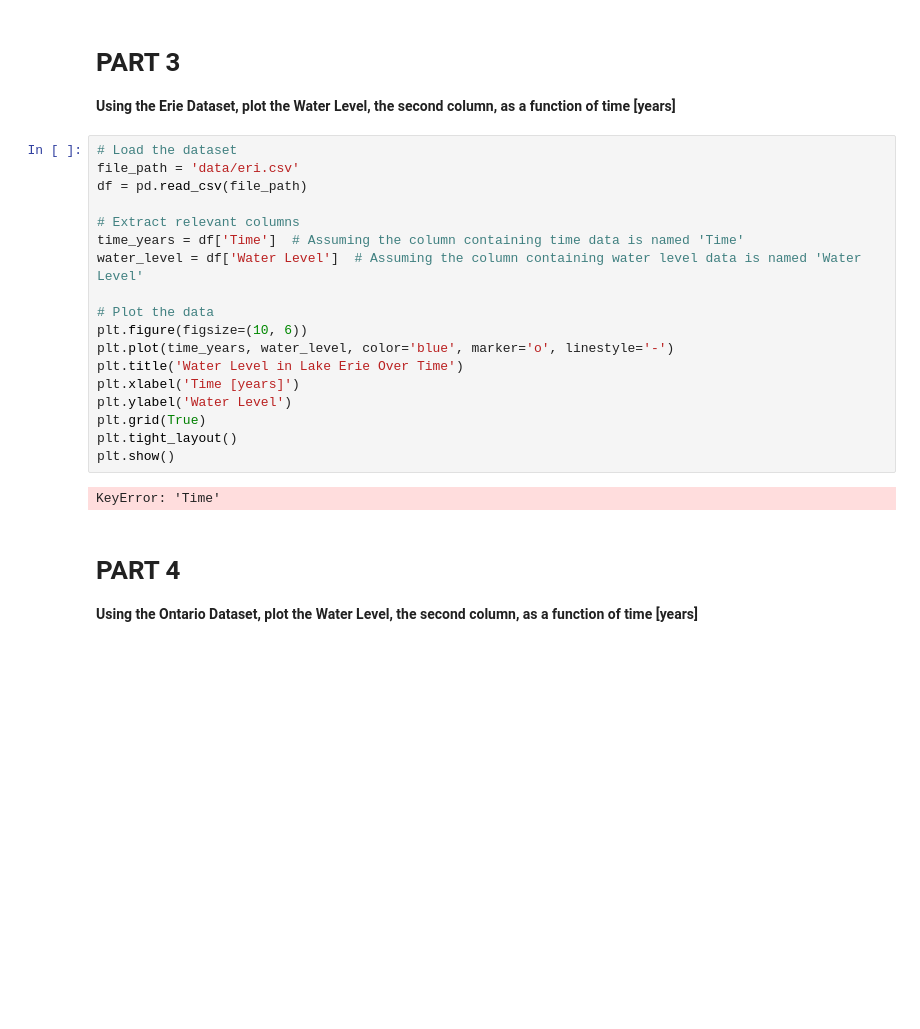
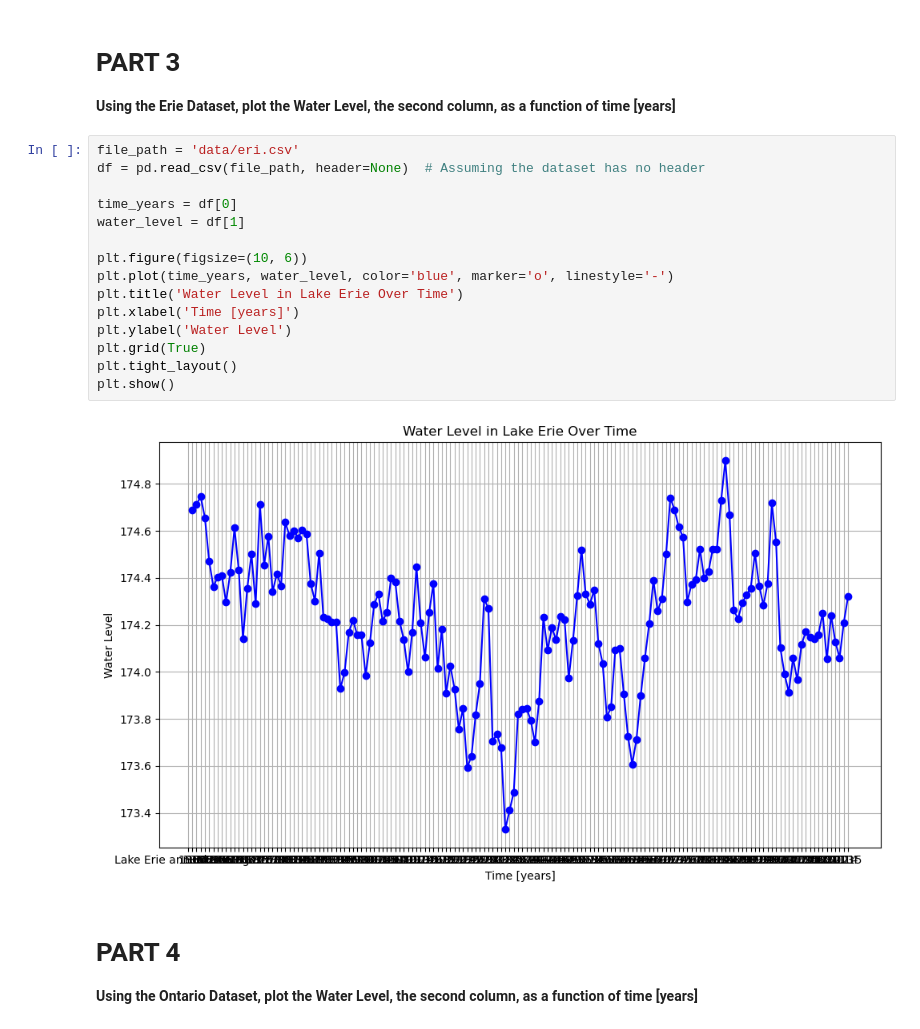
Before and after one commit to handle25/CMSE202_Git_Started, a Jupyter notebook: Great_Lakes_and_Grand_River.ipynb, the cells around one changed output. Cells and saved outputs as stored; diff of their text form; blank space fills up the shorter version.

```diff
--- a/Great_Lakes_and_Grand_River.ipynb
+++ b/Great_Lakes_and_Grand_River.ipynb
@@ -41,25 +41,22 @@ This notebook **might look very familiar!** It is based off a CMSE 201 assignmen
 
 **Using the Erie Dataset, plot the Water Level, the second column, as a function of time [years]**
 # %%
-# Load the dataset
 file_path = 'data/eri.csv'
-df = pd.read_csv(file_path)
+df = pd.read_csv(file_path, header=None)  # Assuming the dataset has no header
 
-# Extract relevant columns
-time_years = df['Time']  # Assuming the column containing time data is named 'Time'
-water_level = df['Water Level']  # Assuming the column containing water level data is named 'Water Level'
+time_years = df[0]
+water_level = df[1]
 
-# Plot the data
 plt.figure(figsize=(10, 6))
 plt.plot(time_years, water_level, color='blue', marker='o', linestyle='-')
 plt.title('Water Level in Lake Erie Over Time')
 plt.xlabel('Time [years]')
 plt.ylabel('Water Level')
 plt.grid(True)
 plt.tight_layout()
 plt.show()
 # %% [output]
-KeyError: 'Time'
+[figure, added]
 # %% [markdown]
 # PART 4
 
```
